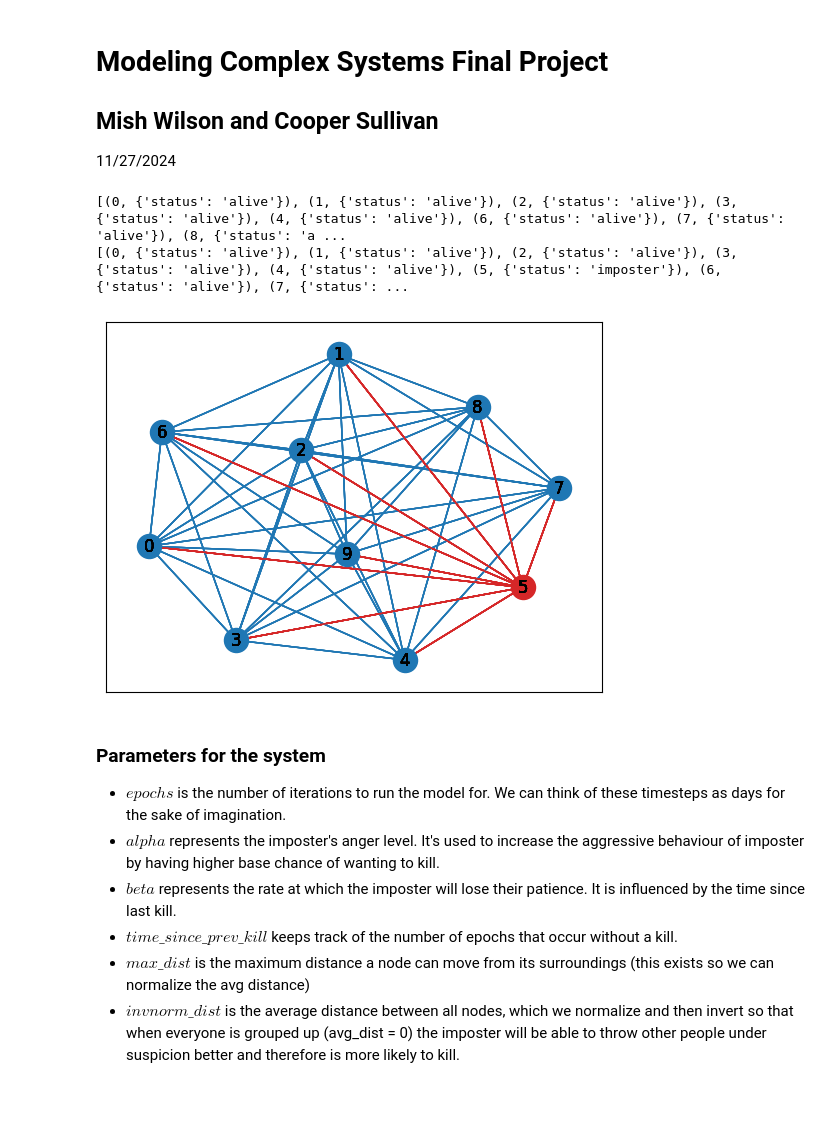
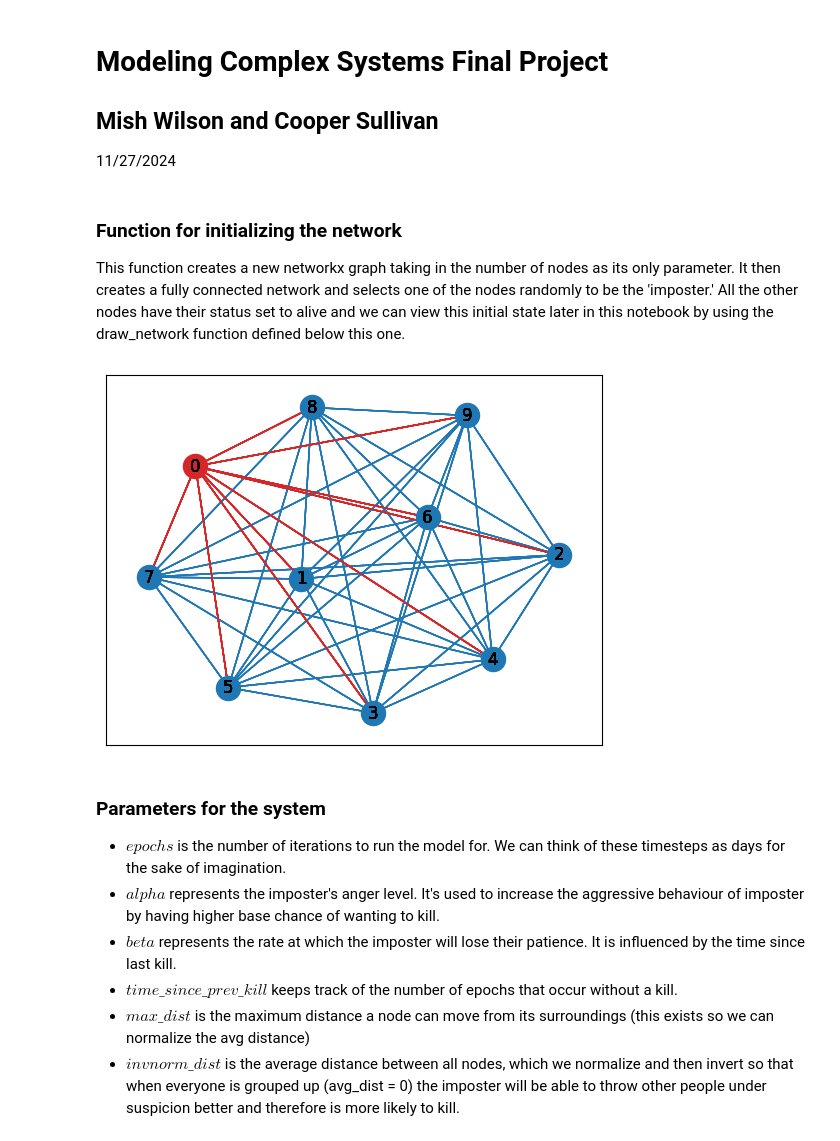
Before and after one commit to trueshiba/MOCS-social-deduction-model, a Jupyter notebook: amongus.ipynb, the cells around one changed output. Saved outputs shown, nothing was run; the diff lists cells and outputs as text; code cells hidden in the pictures; blank space fills up the shorter version.

Commit message:
updates dead nodes and cleaned up file

```diff
--- a/amongus.ipynb
+++ b/amongus.ipynb
@@ -9,4 +9,7 @@ import numpy as np
 import networkx as nx
 import random
 import math
+# %% [markdown]
+### Function for initializing the network
+This function creates a new networkx graph taking in the number of nodes as its only parameter. It then creates a fully connected network and selects one of the nodes randomly to be the 'imposter.' All the other nodes have their status set to alive and we can view this initial state later in this notebook by using the draw_network function defined below this one.
 # %%
@@ -52,32 +57,31 @@ social_net.add_edges_from(sus_edges)
-# %%
-print(init_nodes)
-print(node_list)
-# %% [output]
-[(0, {'status': 'alive'}), (1, {'status': 'alive'}), (2, {'status': 'alive'}), (3, {'status': 'alive'}), (4, {'status': 'alive'}), (6, {'status': 'alive'}), (7, {'status': 'alive'}), (8, {'status': 'a ...
-[(0, {'status': 'alive'}), (1, {'status': 'alive'}), (2, {'status': 'alive'}), (3, {'status': 'alive'}), (4, {'status': 'alive'}), (5, {'status': 'imposter'}), (6, {'status': 'alive'}), (7, {'status': ...
 # %%
 # Function to display network
-def draw_network():
+def draw_network(network: nx.Graph, edge_list, sus_edges):
 
-    pos = nx.spring_layout(social_net)
+    pos = nx.spring_layout(network)
 
-    for i in social_net.nodes:
+    for i in network.nodes:
 
-        nx.draw_networkx_edges(social_net, pos=pos, edgelist=init_edges, edge_color="tab:blue", alpha=0.5)
-        nx.draw_networkx_edges(social_net, pos=pos, edgelist=sus_edges, edge_color="tab:red", alpha=1)
+        nx.draw_networkx_edges(network, pos=pos, edgelist=edge_list, edge_color="tab:blue", alpha=0.5)
+        nx.draw_networkx_edges(network, pos=pos, edgelist=sus_edges, edge_color="tab:red", alpha=1)
 
-        if nx.get_node_attributes(social_net, "status")[i] == "imposter":
+        if nx.get_node_attributes(network, "status")[i] == "imposter":
 
-            nx.draw_networkx_nodes(social_net, pos=pos, nodelist=[i], node_color="tab:red", label="trust")
+            nx.draw_networkx_nodes(network, pos=pos, nodelist=[i], node_color="tab:red", label="trust")
+
+        elif nx.get_node_attributes(network, "status")[i] == "dead":
+            nx.draw_networkx_nodes(network, pos=pos, nodelist=[i], node_color="tab:grey")
 
         else:
-            nx.draw_networkx_nodes(social_net, pos=pos, nodelist=[i], node_color="tab:blue")
+            nx.draw_networkx_nodes(network, pos=pos, nodelist=[i], node_color="tab:blue")
 
-        labels = nx.draw_networkx_labels(social_net, pos=pos)
+        labels = nx.draw_networkx_labels(network, pos=pos)
-# %%
-draw_network()
-# %% [output]
-[figure, removed]
+# %%
+# Run this to view intial state of system
+social_net, node_list, alive_nodes, edge_list, sus_edges = init_network(num_nodes=10)
+draw_network(social_net, edge_list, sus_edges)
+# %% [output]
+[figure, added]
 # %% [markdown]
 ### Parameters for the system
 
```
Also changed, not shown: parts of 4 cells of this notebook.
